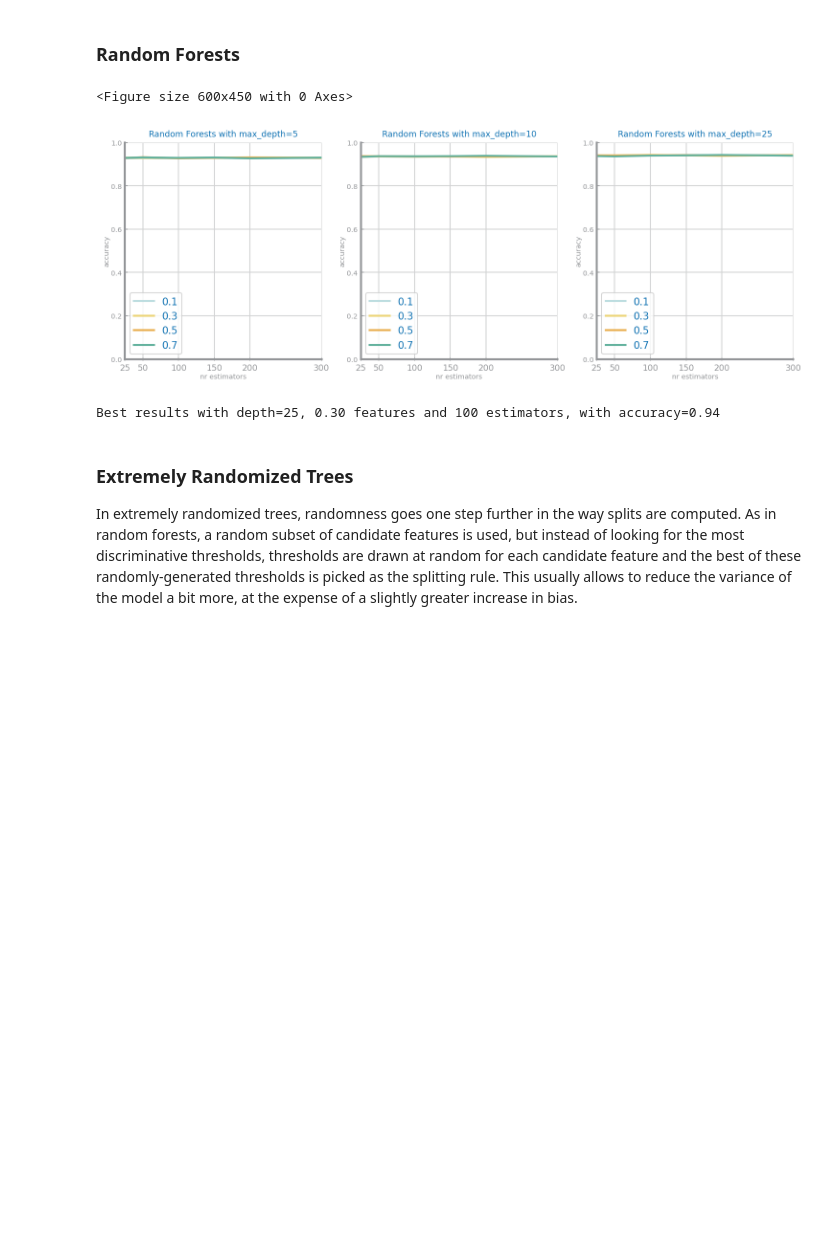
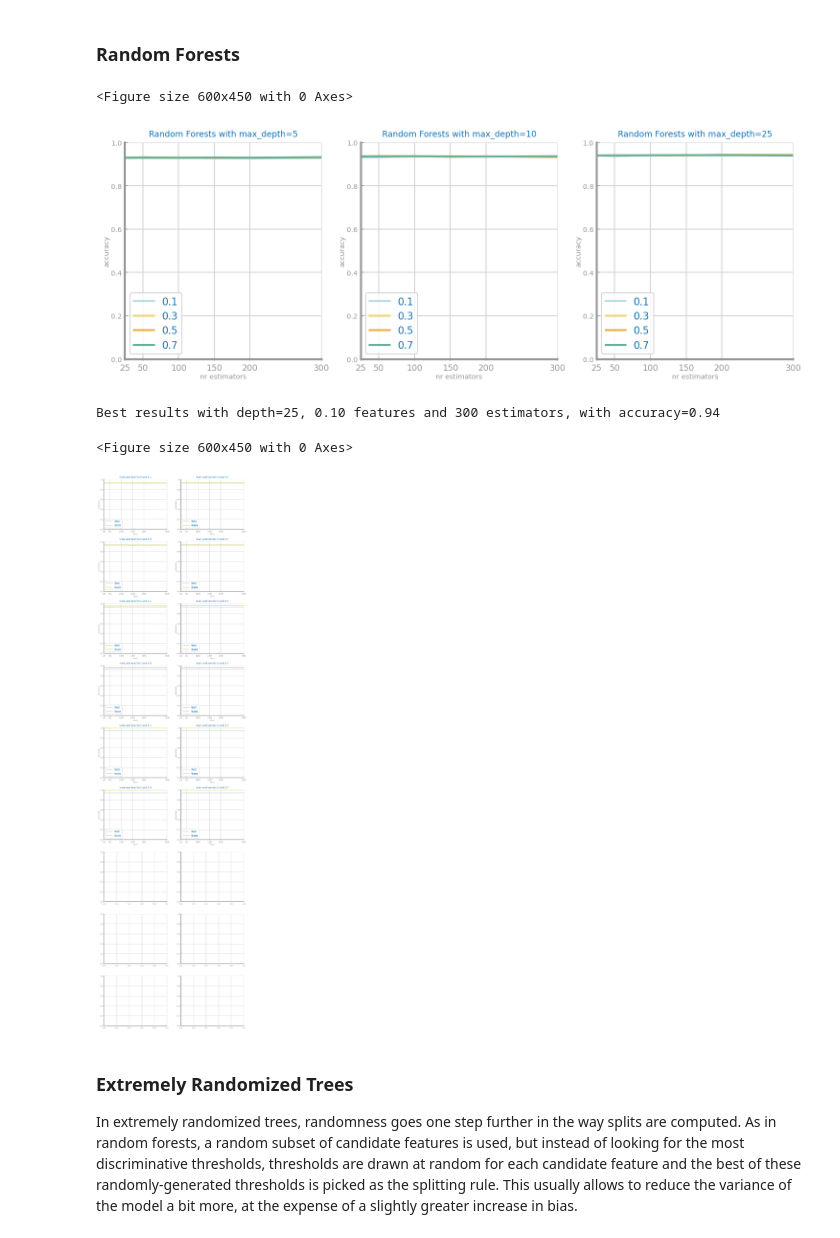
Before and after one commit to HerouFenix/cdados-project, a Jupyter notebook: Classification/RandomForests/RandomForests_QSAR.ipynb, the cells around one changed output. Drawn from its saved outputs; the diff is of its cells as text; code cells hidden in the pictures; blank space fills up the shorter version.

```diff
--- a/Classification/RandomForests/RandomForests_QSAR.ipynb
+++ b/Classification/RandomForests/RandomForests_QSAR.ipynb
@@ -22,6 +22,21 @@ data: pd.DataFrame = pd.read_csv('../../datasets/qsar_oral_toxicity.csv', sep=';
 y: np.ndarray = data.pop(1024).values # Target Variable
 X: np.ndarray = data.values # Values of each feature on each record
 labels = pd.unique(y)
+# %%
+def plot_overfit(overData):
+    i=0
+    ii=0
+    plt.figure()
+    fig, axs = plt.subplots(9, 2, figsize=(2 *ds.HEIGHT, 7* ds.HEIGHT), squeeze=False)
+    fig.tight_layout(pad=3.0)
+
+    for pen in overData.keys():
+        for c in overData[pen].keys():
+            ds.multiple_line_chart([25, 50, 100, 150, 200, 300], overData[pen][c], ax=axs[i, ii], title='train and test for {} and {}'.format(pen, c), xlabel='Iters', ylabel='accuracy', percentage=True)
+            ii+=1
+            if ii==2:
+                ii=0
+                i+=1
 # %%
 n_estimators = [25, 50, 100, 150, 200, 300]
 max_depths = [5, 10, 25]
@@ -31,17 +46,26 @@ last_best_rf = 0
 best_rf = None
 n_holdouts = 5
 
+
 cols = len(max_depths)
 plt.figure()
 fig, axs = plt.subplots(1, cols, figsize=(cols*ds.HEIGHT, ds.HEIGHT), squeeze=False)
+over_analisys = {}
+
 for k in range(len(max_depths)):
+    over_analisys[str(k)] = {}
     d = max_depths[k]
     values = {}
     for f in max_features:
+        over_analisys[str(k)][str(f)] = {}
+
         yvalues = []
+        Tes = []
+        TR = []
         for n in n_estimators:
 
             total_acc = 0
+            total_tr_acc = 0
 
             for h in range(n_holdouts):
                 trnX, tstX, trnY, tstY = train_test_split(X, y, train_size=0.7, stratify=y)
@@ -51,13 +75,20 @@ for k in range(len(max_depths)):
                 prdY = rf.predict(tstX)
                 total_acc += metrics.accuracy_score(tstY, prdY)
 
+                prd_trn = rf.predict(trnX)
+                total_tr_acc += metrics.accuracy_score(trnY, prd_trn)
+
             total_acc /= n_holdouts
+            total_tr_acc/= n_holdouts
             yvalues.append(total_acc)
+            Tes.append(total_acc)
+            TR.append(total_tr_acc)
             if yvalues[-1] > last_best_rf:
                 best_rand_forest = (d, f, n)
                 last_best_rf = yvalues[-1]
                 best_rf = rf
-
+        over_analisys[str(k)][str(f)]["test"] = Tes
+        over_analisys[str(k)][str(f)]["train"] = TR
         values[f] = yvalues
     ds.multiple_line_chart(n_estimators, values, ax=axs[0, k], title='Random Forests with max_depth=%d'%d,
                            xlabel='nr estimators', ylabel='accuracy', percentage=True)
@@ -67,7 +98,12 @@ print('Best results with depth=%d, %1.2f features and %d estimators, with accura
 # %% [output]
 <Figure size 600x450 with 0 Axes>
 [figure]
-Best results with depth=25, 0.30 features and 100 estimators, with accuracy=0.94
+Best results with depth=25, 0.10 features and 300 estimators, with accuracy=0.94
+# %%
+plot_overfit(over_analisys)
+# %% [output]
+<Figure size 600x450 with 0 Axes>
+[figure, added]
 # %% [markdown]
 ### Extremely Randomized Trees
 
```
Also changed, not shown: parts of 2 cells of this notebook, 1 other file.
